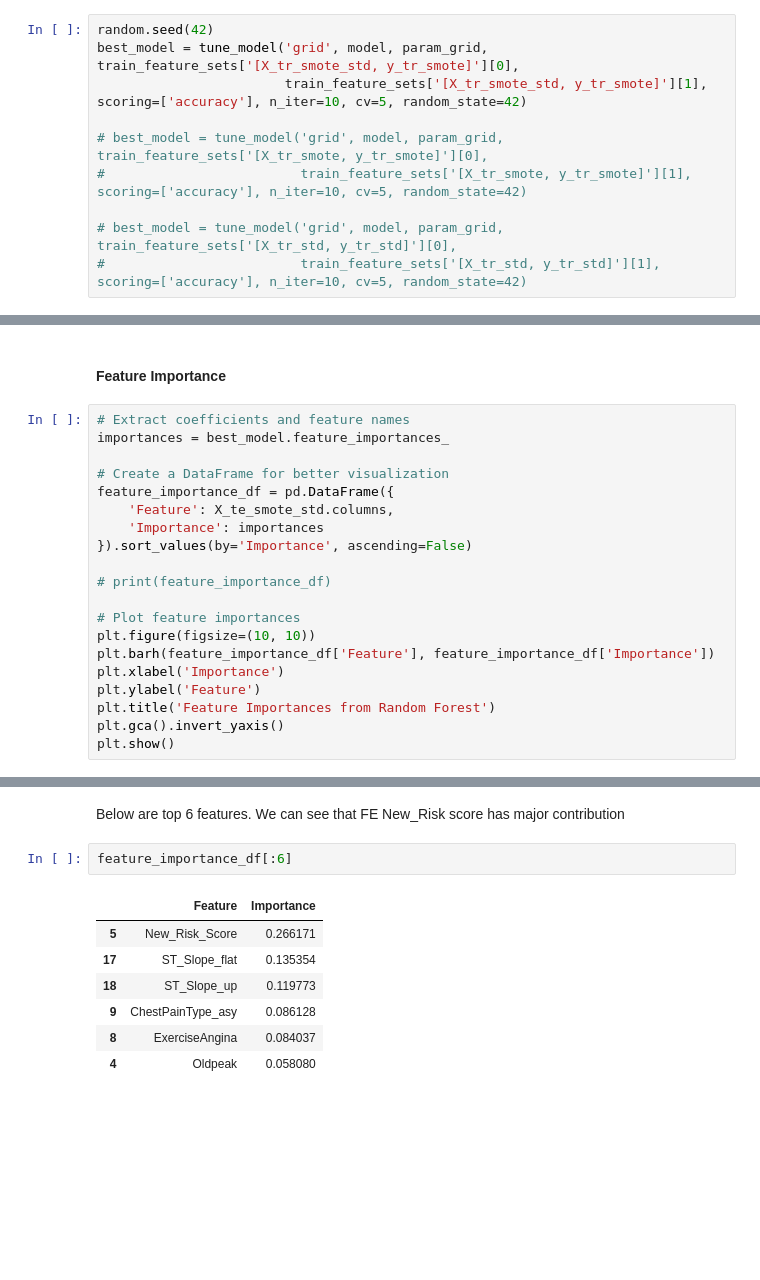
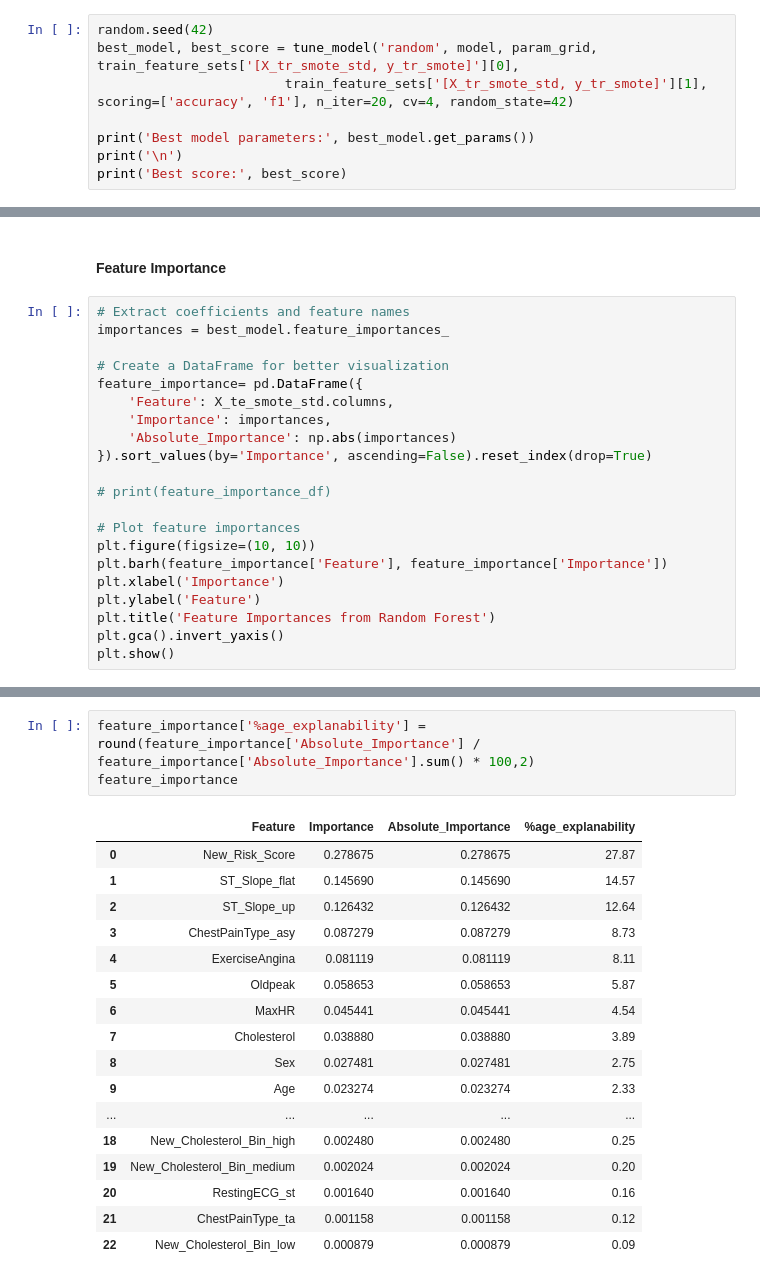
Before and after one commit to KiranMahendrakar93/Mental_Health_Prediction, a Jupyter notebook: 3_Model_building.ipynb, the cells around one changed output, grey strips where cells are left out. Cells and saved outputs as stored; diff of their text form; blank space fills up the shorter version.

```diff
--- a/3_Model_building.ipynb
+++ b/3_Model_building.ipynb
@@ -322,11 +274,9 @@ dict_keys(['[X_tr_imb, y_tr_imb]', '[X_tr_smote, y_tr_smote]', '[X_tr_std, y_tr_
 # %%
 random.seed(42)
-best_model = tune_model('grid', model, param_grid, train_feature_sets['[X_tr_smote_std, y_tr_smote]'][0],
-                        train_feature_sets['[X_tr_smote_std, y_tr_smote]'][1], scoring=['accuracy'], n_iter=10, cv=5, random_state=42)
+best_model, best_score = tune_model('random', model, param_grid, train_feature_sets['[X_tr_smote_std, y_tr_smote]'][0],
+                        train_feature_sets['[X_tr_smote_std, y_tr_smote]'][1], scoring=['accuracy', 'f1'], n_iter=20, cv=4, random_state=42)
 
-# best_model = tune_model('grid', model, param_grid, train_feature_sets['[X_tr_smote, y_tr_smote]'][0],
-#                         train_feature_sets['[X_tr_smote, y_tr_smote]'][1], scoring=['accuracy'], n_iter=10, cv=5, random_state=42)
-
-# best_model = tune_model('grid', model, param_grid, train_feature_sets['[X_tr_std, y_tr_std]'][0],
-#                         train_feature_sets['[X_tr_std, y_tr_std]'][1], scoring=['accuracy'], n_iter=10, cv=5, random_state=42)
+print('Best model parameters:', best_model.get_params())
+print('\n')
+print('Best score:', best_score)
 # %% [output]
@@ -393,16 +346,17 @@ weighted avg       0.91      0.91      0.91       138
 importances = best_model.feature_importances_
 
 # Create a DataFrame for better visualization
-feature_importance_df = pd.DataFrame({
+feature_importance= pd.DataFrame({
     'Feature': X_te_smote_std.columns,
-    'Importance': importances
-}).sort_values(by='Importance', ascending=False)
+    'Importance': importances,
+    'Absolute_Importance': np.abs(importances)
+}).sort_values(by='Importance', ascending=False).reset_index(drop=True)
 
 # print(feature_importance_df)
 
 # Plot feature importances
 plt.figure(figsize=(10, 10))
-plt.barh(feature_importance_df['Feature'], feature_importance_df['Importance'])
+plt.barh(feature_importance['Feature'], feature_importance['Importance'])
 plt.xlabel('Importance')
 plt.ylabel('Feature')
 plt.title('Feature Importances from Random Forest')
@@ -413,12 +367,21 @@ plt.show()
-# %% [markdown]
-Below are top 6 features. We can see that FE New_Risk score has major contribution
 # %%
-feature_importance_df[:6]
+feature_importance['%age_explanability'] = round(feature_importance['Absolute_Importance'] / feature_importance['Absolute_Importance'].sum() * 100,2)
+feature_importance
 # %% [output]
-|  | Feature | Importance |
-| 5 | New_Risk_Score | 0.266171 |
-| 17 | ST_Slope_flat | 0.135354 |
-| 18 | ST_Slope_up | 0.119773 |
-| 9 | ChestPainType_asy | 0.086128 |
-| 8 | ExerciseAngina | 0.084037 |
-| 4 | Oldpeak | 0.058080 |
+|  | Feature | Importance | Absolute_Importance | %age_explanability |
+| 0 | New_Risk_Score | 0.278675 | 0.278675 | 27.87 |
+| 1 | ST_Slope_flat | 0.145690 | 0.145690 | 14.57 |
+| 2 | ST_Slope_up | 0.126432 | 0.126432 | 12.64 |
+| 3 | ChestPainType_asy | 0.087279 | 0.087279 | 8.73 |
+| 4 | ExerciseAngina | 0.081119 | 0.081119 | 8.11 |
+| 5 | Oldpeak | 0.058653 | 0.058653 | 5.87 |
+| 6 | MaxHR | 0.045441 | 0.045441 | 4.54 |
+| 7 | Cholesterol | 0.038880 | 0.038880 | 3.89 |
+| 8 | Sex | 0.027481 | 0.027481 | 2.75 |
+| 9 | Age | 0.023274 | 0.023274 | 2.33 |
+| ... | ... | ... | ... | ... |
+| 18 | New_Cholesterol_Bin_high | 0.002480 | 0.002480 | 0.25 |
+| 19 | New_Cholesterol_Bin_medium | 0.002024 | 0.002024 | 0.20 |
+| 20 | RestingECG_st | 0.001640 | 0.001640 | 0.16 |
+| 21 | ChestPainType_ta | 0.001158 | 0.001158 | 0.12 |
+| 22 | New_Cholesterol_Bin_low | 0.000879 | 0.000879 | 0.09 |
```
Also changed, not shown: parts of 22 cells of this notebook, 1 other file.
